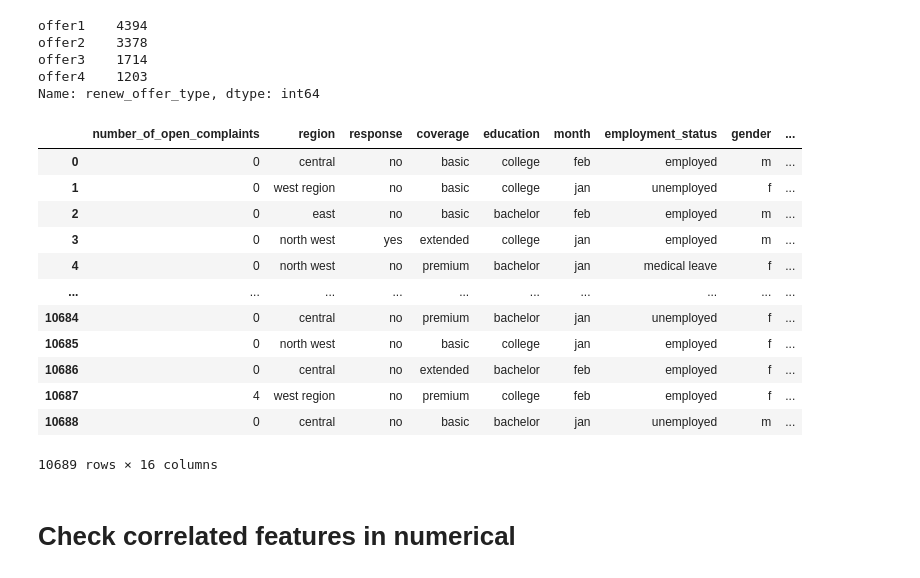
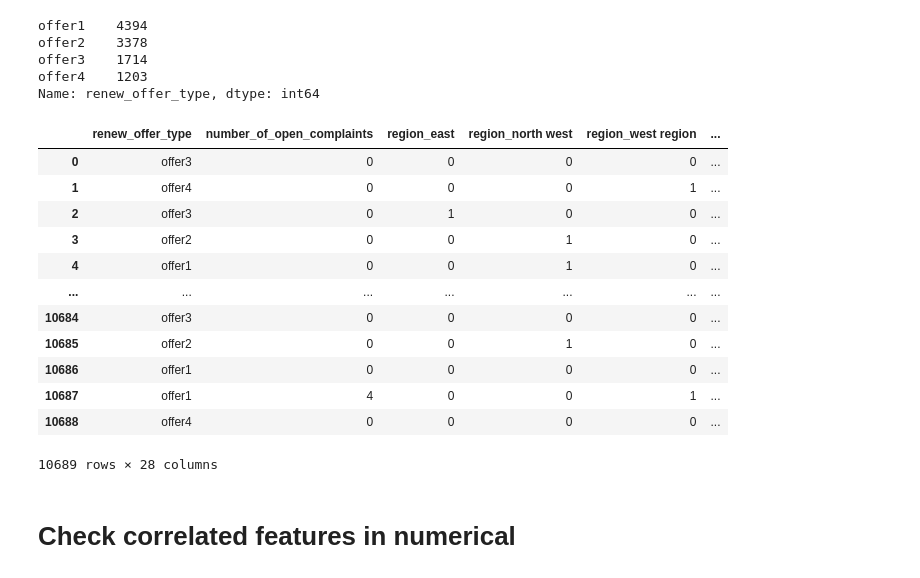
Before and after one commit to ellagoesbeyond/DA_Lab, a Jupyter notebook: week 4/week_four_day_2_LAB_Data Transformation.ipynb, the cells around one changed output. Saved outputs shown, nothing was run; the diff lists cells and outputs as text; code cells hidden in the pictures.

```diff
--- a/week 4/week_four_day_2_LAB_Data Transformation.ipynb
+++ b/week 4/week_four_day_2_LAB_Data Transformation.ipynb
@@ -456,21 +456,23 @@ offer4    1203
 Name: renew_offer_type, dtype: int64
 # %%
 ca_categorical["renew_offer_type"]=ca_categorical["renew_offer_type"].map(lambda x: x.rstrip("offer"))
-ca_categorical
-# %% [output]
-|  | number_of_open_complaints | region | response | coverage | education | month | employment_status | gender | ... |
-| 0 | 0 | central | no | basic | college | feb | employed | m | ... |
-| 1 | 0 | west region | no | basic | college | jan | unemployed | f | ... |
-| 2 | 0 | east | no | basic | bachelor | feb | employed | m | ... |
-| 3 | 0 | north west | yes | extended | college | jan | employed | m | ... |
-| 4 | 0 | north west | no | premium | bachelor | jan | medical leave | f | ... |
-| ... | ... | ... | ... | ... | ... | ... | ... | ... | ... |
-| 10684 | 0 | central | no | premium | bachelor | jan | unemployed | f | ... |
-| 10685 | 0 | north west | no | basic | college | jan | employed | f | ... |
-| 10686 | 0 | central | no | extended | bachelor | feb | employed | f | ... |
-| 10687 | 4 | west region | no | premium | college | feb | employed | f | ... |
-| 10688 | 0 | central | no | basic | bachelor | jan | unemployed | m | ... |
-10689 rows × 16 columns
+# %%
+categorical_features.insert(0,"renew_offer_type",ca_categorical["renew_offer_type"])
+categorical_features
+# %% [output]
+|  | renew_offer_type | number_of_open_complaints | region_east | region_north west | region_west region | ... |
+| 0 | offer3 | 0 | 0 | 0 | 0 | ... |
+| 1 | offer4 | 0 | 0 | 0 | 1 | ... |
+| 2 | offer3 | 0 | 1 | 0 | 0 | ... |
+| 3 | offer2 | 0 | 0 | 1 | 0 | ... |
+| 4 | offer1 | 0 | 0 | 1 | 0 | ... |
+| ... | ... | ... | ... | ... | ... | ... |
+| 10684 | offer3 | 0 | 0 | 0 | 0 | ... |
+| 10685 | offer2 | 0 | 0 | 1 | 0 | ... |
+| 10686 | offer1 | 0 | 0 | 0 | 0 | ... |
+| 10687 | offer1 | 4 | 0 | 0 | 1 | ... |
+| 10688 | offer4 | 0 | 0 | 0 | 0 | ... |
+10689 rows × 28 columns
 # %% [markdown]
 # Check correlated features in numerical
 # %%
```
